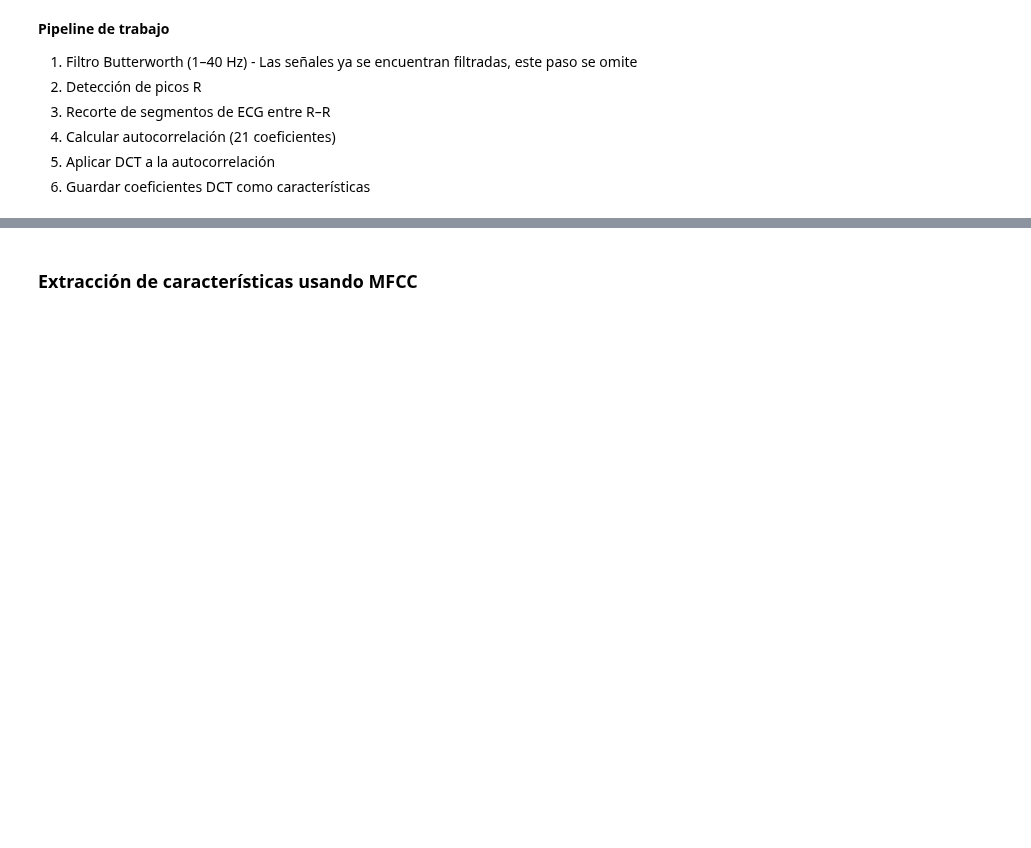
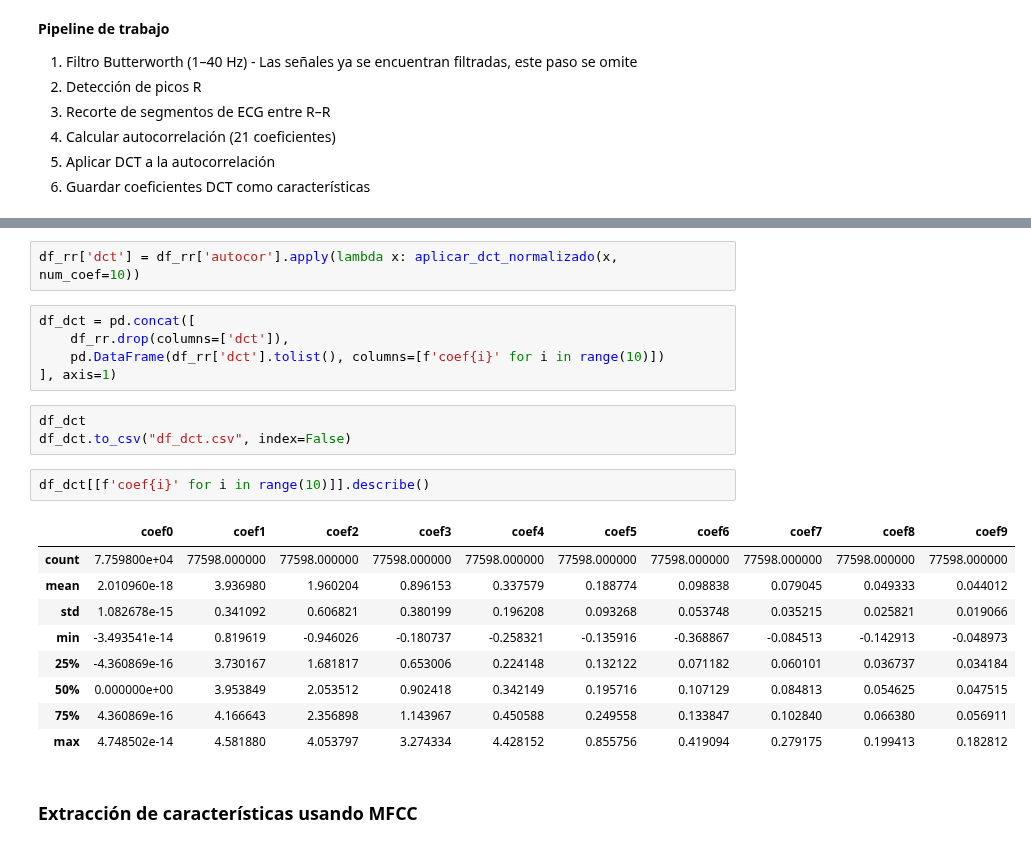
Before and after one commit to LisethTiria/Biosenales-2025-1, a Jupyter notebook: proyecto2_ecg_/proyecto2_script.ipynb, the cells around one changed output, grey strips where cells are left out. Cells and saved outputs as stored; diff of their text form; blank space fills up the shorter version.

```diff
--- a/proyecto2_ecg_/proyecto2_script.ipynb
+++ b/proyecto2_ecg_/proyecto2_script.ipynb
@@ -420,3 +532,25 @@ La DCT transforma una señal del dominio del tiempo al dominio de la frecuencia,
+# %%
+df_rr['dct'] = df_rr['autocor'].apply(lambda x: aplicar_dct_normalizado(x, num_coef=10))
+# %%
+df_dct = pd.concat([
+    df_rr.drop(columns=['dct']),
+    pd.DataFrame(df_rr['dct'].tolist(), columns=[f'coef{i}' for i in range(10)])
+], axis=1)
+# %%
+df_dct
+df_dct.to_csv("df_dct.csv", index=False)
+# %%
+df_dct[[f'coef{i}' for i in range(10)]].describe()
+# %% [output]
+|  | coef0 | coef1 | coef2 | coef3 | coef4 | coef5 | coef6 | coef7 | coef8 | coef9 |
+| count | 7.759800e+04 | 77598.000000 | 77598.000000 | 77598.000000 | 77598.000000 | 77598.000000 | 77598.000000 | 77598.000000 | 77598.000000 | 77598.000000 |
+| mean | 2.010960e-18 | 3.936980 | 1.960204 | 0.896153 | 0.337579 | 0.188774 | 0.098838 | 0.079045 | 0.049333 | 0.044012 |
+| std | 1.082678e-15 | 0.341092 | 0.606821 | 0.380199 | 0.196208 | 0.093268 | 0.053748 | 0.035215 | 0.025821 | 0.019066 |
+| min | -3.493541e-14 | 0.819619 | -0.946026 | -0.180737 | -0.258321 | -0.135916 | -0.368867 | -0.084513 | -0.142913 | -0.048973 |
+| 25% | -4.360869e-16 | 3.730167 | 1.681817 | 0.653006 | 0.224148 | 0.132122 | 0.071182 | 0.060101 | 0.036737 | 0.034184 |
+| 50% | 0.000000e+00 | 3.953849 | 2.053512 | 0.902418 | 0.342149 | 0.195716 | 0.107129 | 0.084813 | 0.054625 | 0.047515 |
+| 75% | 4.360869e-16 | 4.166643 | 2.356898 | 1.143967 | 0.450588 | 0.249558 | 0.133847 | 0.102840 | 0.066380 | 0.056911 |
+| max | 4.748502e-14 | 4.581880 | 4.053797 | 3.274334 | 4.428152 | 0.855756 | 0.419094 | 0.279175 | 0.199413 | 0.182812 |
 # %% [markdown]
 ### Extracción de características usando MFCC
 # %% [markdown]
```
Also changed, not shown: parts of 21 cells of this notebook.
